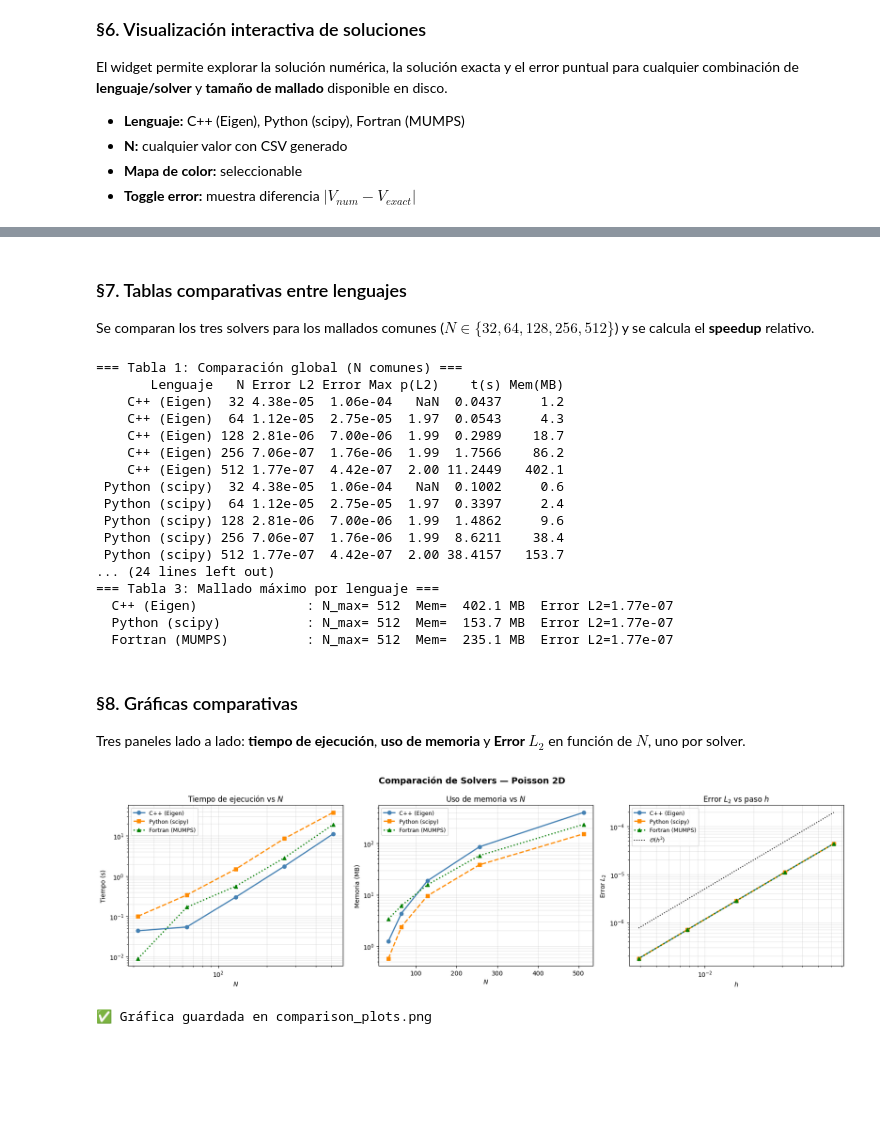
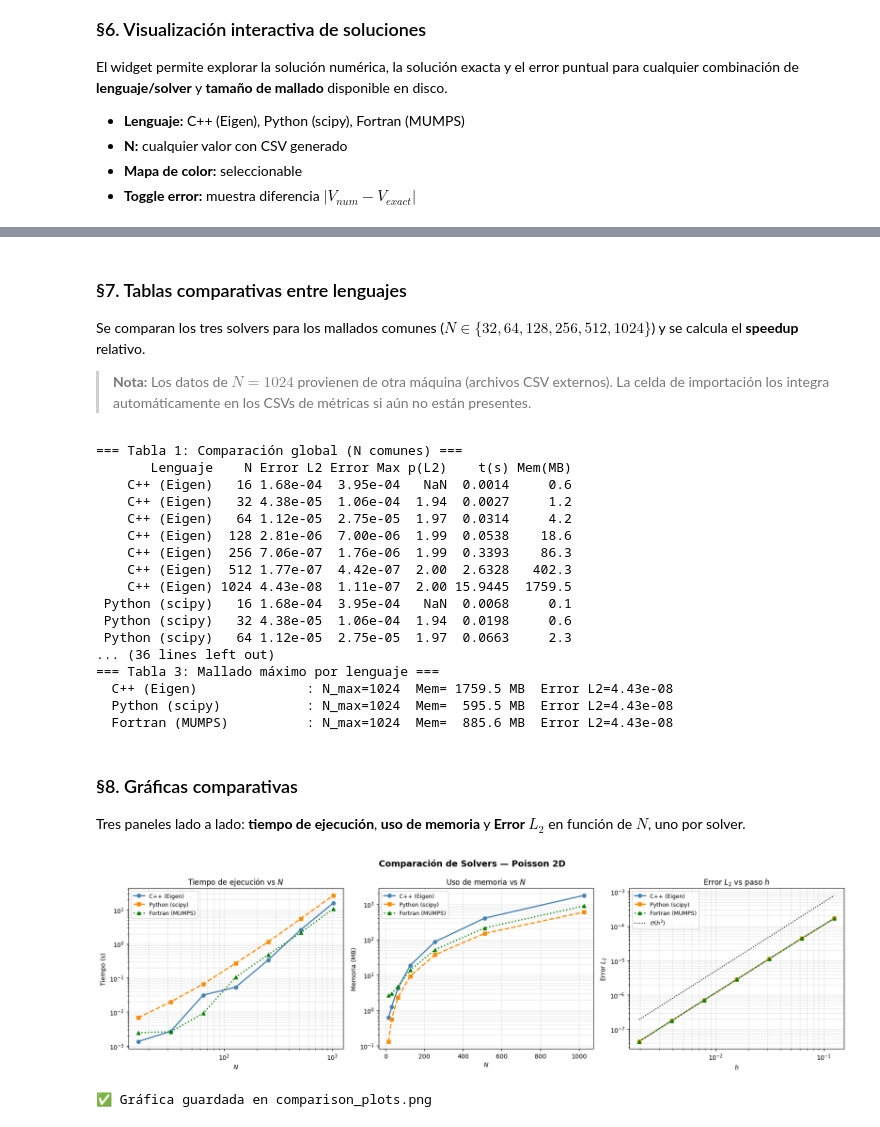
Before and after one commit to isabelnieto900/MFC, a Jupyter notebook: 3.EDPs/taller-poisson/poisson_organizado.ipynb, the cells around one changed output, grey strips where cells are left out. Drawn from its saved outputs; the diff is of its cells as text; code cells hidden in the pictures; blank space fills up the shorter version.

```diff
--- a/3.EDPs/taller-poisson/poisson_organizado.ipynb
+++ b/3.EDPs/taller-poisson/poisson_organizado.ipynb
@@ -259,11 +292,12 @@ Ejecutando Python (scipy) para N = [32, 64, 128, 256, 512]
 # %%
 import pandas as pd, numpy as np, os
 WORK = "/home/isabel/MFC/3.EDPs/taller-poisson"
+GRIDS = [16, 32, 64, 128, 256, 512, 1024]
 
 df = pd.read_csv(os.path.join(WORK, "metrics_python.csv"))
 df.sort_values("N", inplace=True)
 df.drop_duplicates(subset="N", keep="last", inplace=True)
-df.reset_index(drop=True, inplace=True)
+df = df[df["N"].isin(GRIDS)].reset_index(drop=True)
 df["h"] = 2.0 / df["N"]
 df["time_s"] = df["time_ms"] / 1000.0
 df.rename(columns={"errL2": "error_L2", "errMax": "error_Max", "mem_MB": "memory_MB"}, inplace=True)
@@ -293,11 +331,12 @@ print(display_df.to_string(index=False, formatters={k: (lambda v,f=f: f.format(v
 import matplotlib.pyplot as plt
 import pandas as pd, numpy as np, os
 WORK = "/home/isabel/MFC/3.EDPs/taller-poisson"
+GRIDS = [16, 32, 64, 128, 256, 512, 1024]
 
 df = pd.read_csv(os.path.join(WORK, "metrics_python.csv"))
 df.sort_values("N", inplace=True)
 df.drop_duplicates(subset="N", keep="last", inplace=True)
-df.reset_index(drop=True, inplace=True)
+df = df[df["N"].isin(GRIDS)].reset_index(drop=True)
 df["h"] = 2.0 / df["N"]
 df["time_s"] = df["time_ms"] / 1000.0
 df.rename(columns={"errL2": "error_L2", "errMax": "error_Max", "mem_MB": "memory_MB"}, inplace=True)
@@ -367,6 +425,10 @@ id%JOB = -2; call DMUMPS(id)  ! finalizar
 # %%
 import subprocess, os
 WORK = "/home/isabel/MFC/3.EDPs/taller-poisson"
+
+# Usar todos los núcleos disponibles
+NPROCS = os.cpu_count()
+print(f"Núcleos detectados: {NPROCS}")
 
 # Compilar Fortran con MUMPS
 res = subprocess.run(
@@ -375,7 +437,7 @@ res = subprocess.run(
     cwd=WORK, capture_output=True, text=True
 )
 if res.returncode == 0:
-    print("✅ poisson_mumps (Fortran MUMPS) compilado correctamente")
+    print("✅ poisson_mumps (Fortran MUMPS paralelo) compilado correctamente")
 else:
     print("❌ Error:"); print(res.stderr)
 
@@ -384,11 +446,15 @@ met_path = os.path.join(WORK, "metrics_fortran.csv")
 if os.path.exists(met_path):
     os.remove(met_path)
 
-# Ejecutar para N = 32, 64, 128, 256, 512
+# Ejecutar con mpirun usando todos los núcleos
+# --oversubscribe permite usar todos los slots aunque el sistema reporte menos
 grids_f90 = [32, 64, 128, 256, 512]
-print(f"\nEjecutando Fortran (MUMPS) para N = {grids_f90}")
+print(f"\nEjecutando Fortran (MUMPS paralelo, {NPROCS} procesos MPI) para N = {grids_f90}")
 for N in grids_f90:
-    r = subprocess.run(["./poisson_mumps", str(N)], cwd=WORK, capture_output=True, text=True)
+    r = subprocess.run(
+        ["mpirun", "-np", str(NPROCS), "--oversubscribe", "./poisson_mumps", str(N)],
+        cwd=WORK, capture_output=True, text=True
+    )
     out = r.stdout.strip().split("\n")[-1] if r.stdout else r.stderr.strip()
     print(f"  N={N:4d}: {out}")
 print("✅ Resultados guardados en metrics_fortran.csv y sol_N_fortran.csv")
@@ -577,16 +721,19 @@ HBox(children=(Dropdown(description='Lenguaje:', options=('C++ (Eigen)', 'Python
 # %% [markdown]
 ### §7. Tablas comparativas entre lenguajes
 
-Se comparan los tres solvers para los mallados comunes ($N \in \{32, 64, 128, 256, 512\}$) y se calcula el **speedup** relativo.
+Se comparan los tres solvers para los mallados comunes ($N \in \{32, 64, 128, 256, 512, 1024\}$) y se calcula el **speedup** relativo.
+
+> **Nota:** Los datos de $N=1024$ provienen de otra máquina (archivos CSV externos). La celda de importación los integra automáticamente en los CSVs de métricas si aún no están presentes.
 # %%
 import pandas as pd, numpy as np, os
 WORK = "/home/isabel/MFC/3.EDPs/taller-poisson"
+GRIDS = [16, 32, 64, 128, 256, 512, 1024]
 
 def load_metrics(fname):
     df = pd.read_csv(os.path.join(WORK, fname))
     df.sort_values("N", inplace=True)
     df.drop_duplicates(subset="N", keep="last", inplace=True)
-    df.reset_index(drop=True, inplace=True)
+    df = df[df["N"].isin(GRIDS)].reset_index(drop=True)
     df["h"] = 2.0 / df["N"]
     df["time_s"] = df["time_ms"] / 1000.0
     df.rename(columns={"errL2": "error_L2", "errMax": "error_Max", "mem_MB": "memory_MB"}, inplace=True)
@@ -604,12 +751,10 @@ for lang, fname in sources.items():
     if os.path.exists(fpath):
         dfs[lang] = load_metrics(fname)
 
-common_N = [32, 64, 128, 256, 512]
-
 # ---- Tabla 1: errores y p ----
 rows = []
 for lang, df in dfs.items():
-    sub = df[df["N"].isin(common_N)].copy().reset_index(drop=True)
+    sub = df[df["N"].isin(GRIDS)].copy().reset_index(drop=True)
     err = sub["error_L2"].values
     p = [np.nan] + [np.log(err[i-1]/err[i])/np.log(2) for i in range(1, len(err))]
     for idx, (_, row) in enumerate(sub.iterrows()):
@@ -627,7 +772,7 @@ print(comp.to_string(index=False, formatters={k:(lambda v,f=f: f.format(v) if pd
 # ---- Tabla 2: speedup relativo (tomando Python como base) ----
 print("\n=== Tabla 2: Speedup relativo vs Python ===")
 spd_rows = []
-for N in common_N:
+for N in GRIDS:
     times = {}
     for lang in dfs:
         match = dfs[lang][dfs[lang]["N"]==N]["time_s"]
@@ -650,22 +795,22 @@ for lang, df in dfs.items():
     print(f"  {lang:25s}: N_max={Nmax:4d}  Mem={mem:7.1f} MB  Error L2={err:.2e}")
 # %% [output]
 === Tabla 1: Comparación global (N comunes) ===
-       Lenguaje   N Error L2 Error Max p(L2)    t(s) Mem(MB)
-    C++ (Eigen)  32 4.38e-05  1.06e-04   NaN  0.0437     1.2
-    C++ (Eigen)  64 1.12e-05  2.75e-05  1.97  0.0543     4.3
-    C++ (Eigen) 128 2.81e-06  7.00e-06  1.99  0.2989    18.7
-    C++ (Eigen) 256 7.06e-07  1.76e-06  1.99  1.7566    86.2
-    C++ (Eigen) 512 1.77e-07  4.42e-07  2.00 11.2449   402.1
- Python (scipy)  32 4.38e-05  1.06e-04   NaN  0.1002     0.6
- Python (scipy)  64 1.12e-05  2.75e-05  1.97  0.3397     2.4
- Python (scipy) 128 2.81e-06  7.00e-06  1.99  1.4862     9.6
- Python (scipy) 256 7.06e-07  1.76e-06  1.99  8.6211    38.4
- Python (scipy) 512 1.77e-07  4.42e-07  2.00 38.4157   153.7
-... (24 lines left out)
+       Lenguaje    N Error L2 Error Max p(L2)    t(s) Mem(MB)
+    C++ (Eigen)   16 1.68e-04  3.95e-04   NaN  0.0014     0.6
+    C++ (Eigen)   32 4.38e-05  1.06e-04  1.94  0.0027     1.2
+    C++ (Eigen)   64 1.12e-05  2.75e-05  1.97  0.0314     4.2
+    C++ (Eigen)  128 2.81e-06  7.00e-06  1.99  0.0538    18.6
+    C++ (Eigen)  256 7.06e-07  1.76e-06  1.99  0.3393    86.3
+    C++ (Eigen)  512 1.77e-07  4.42e-07  2.00  2.6328   402.3
+    C++ (Eigen) 1024 4.43e-08  1.11e-07  2.00 15.9445  1759.5
+ Python (scipy)   16 1.68e-04  3.95e-04   NaN  0.0068     0.1
+ Python (scipy)   32 4.38e-05  1.06e-04  1.94  0.0198     0.6
+ Python (scipy)   64 1.12e-05  2.75e-05  1.97  0.0663     2.3
+... (36 lines left out)
 === Tabla 3: Mallado máximo por lenguaje ===
-  C++ (Eigen)              : N_max= 512  Mem=  402.1 MB  Error L2=1.77e-07
-  Python (scipy)           : N_max= 512  Mem=  153.7 MB  Error L2=1.77e-07
-  Fortran (MUMPS)          : N_max= 512  Mem=  235.1 MB  Error L2=1.77e-07
+  C++ (Eigen)              : N_max=1024  Mem= 1759.5 MB  Error L2=4.43e-08
+  Python (scipy)           : N_max=1024  Mem=  595.5 MB  Error L2=4.43e-08
+  Fortran (MUMPS)          : N_max=1024  Mem=  885.6 MB  Error L2=4.43e-08
 # %% [markdown]
 ### §8. Gráficas comparativas
 
@@ -674,12 +819,13 @@ Tres paneles lado a lado: **tiempo de ejecución**, **uso de memoria** y **Error
 import matplotlib.pyplot as plt
 import pandas as pd, numpy as np, os
 WORK = "/home/isabel/MFC/3.EDPs/taller-poisson"
+GRIDS = [16, 32, 64, 128, 256, 512, 1024]
 
 def load_metrics(fname):
     df = pd.read_csv(os.path.join(WORK, fname))
     df.sort_values("N", inplace=True)
     df.drop_duplicates(subset="N", keep="last", inplace=True)
-    df.reset_index(drop=True, inplace=True)
+    df = df[df["N"].isin(GRIDS)].reset_index(drop=True)
     df["h"] = 2.0 / df["N"]
     df["time_s"] = df["time_ms"] / 1000.0
     df.rename(columns={"errL2": "error_L2", "errMax": "error_Max", "mem_MB": "memory_MB"}, inplace=True)
@@ -700,32 +846,32 @@ for lang, (fname, color, style) in sources.items():
 fig, axes = plt.subplots(1, 3, figsize=(17, 5))
 fig.suptitle("Comparación de Solvers — Poisson 2D", fontsize=14, fontweight="bold")
 
 ax = axes[0]
 for lang, (df, c, s) in dfs.items():
     ax.loglog(df["N"], df["time_s"], s, color=c, label=lang, lw=2, markersize=6)
 ax.set_xlabel("$N$"); ax.set_ylabel("Tiempo (s)"); ax.set_title("Tiempo de ejecución vs $N$")
 ax.legend(fontsize=9); ax.grid(True, which="both", alpha=0.3)
 
 ax = axes[1]
 for lang, (df, c, s) in dfs.items():
     ax.semilogy(df["N"], df["memory_MB"], s, color=c, label=lang, lw=2, markersize=6)
 ax.set_xlabel("$N$"); ax.set_ylabel("Memoria (MB)"); ax.set_title("Uso de memoria vs $N$")
 ax.legend(fontsize=9); ax.grid(True, which="both", alpha=0.3)
 
 ax = axes[2]
 for lang, (df, c, s) in dfs.items():
     ax.loglog(df["h"], df["error_L2"], s, color=c, label=lang, lw=2, markersize=6)
 if dfs:
     first_df = list(dfs.values())[0][0]
     h_ref = np.sort(first_df["h"].values)
     ax.loglog(h_ref, 0.05*h_ref**2, "k:", label="$\\mathcal{O}(h^2)$", lw=1.5)
 ax.set_xlabel("$h$"); ax.set_ylabel("Error $L_2$"); ax.set_title("Error $L_2$ vs paso $h$")
 ax.legend(fontsize=9); ax.grid(True, which="both", alpha=0.3)
 
 plt.tight_layout()
 plt.savefig(os.path.join(WORK, "comparison_plots.png"), dpi=120, bbox_inches="tight")
 plt.show()
 print("✅ Gráfica guardada en comparison_plots.png")
 # %% [output]
-[figure, old version]
+[figure, new version]
 ✅ Gráfica guardada en comparison_plots.png
```
Also changed, not shown: parts of 22 cells of this notebook, 7 other files.
